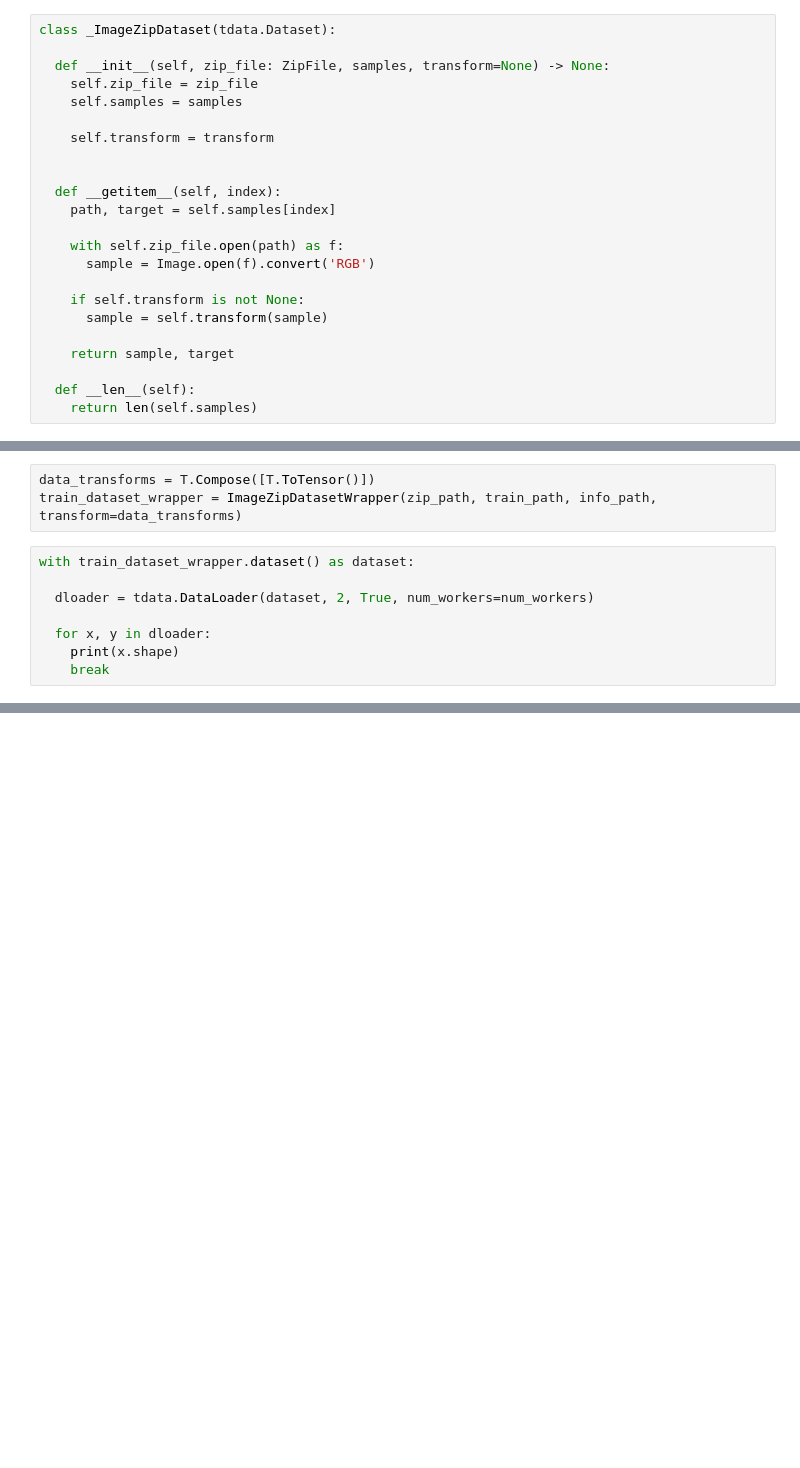
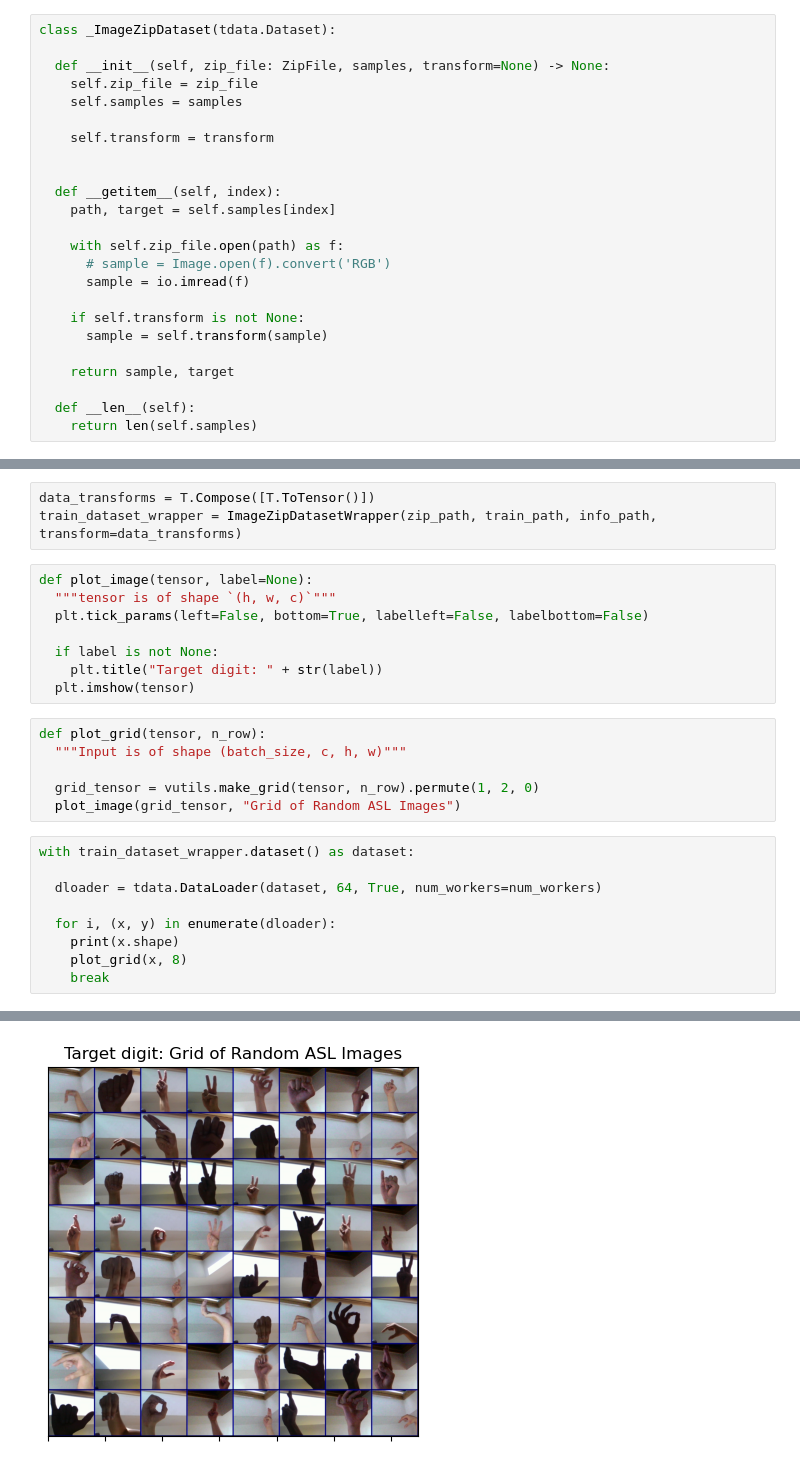
Before and after one commit to Vortexx2/als-vit, a Jupyter notebook: main.ipynb, the cells around one changed output, grey strips where cells are left out. Saved outputs shown, nothing was run; the diff lists cells and outputs as text; blank space fills up the shorter version.

Commit message:
Added plotting of images

```diff
--- a/main.ipynb
+++ b/main.ipynb
@@ -86,7 +86,8 @@ class _ImageZipDataset(tdata.Dataset):
     path, target = self.samples[index]
 
     with self.zip_file.open(path) as f:
-      sample = Image.open(f).convert('RGB')
+      # sample = Image.open(f).convert('RGB')
+      sample = io.imread(f)
 
     if self.transform is not None:
       sample = self.transform(sample)
@@ -132,12 +133,27 @@ class ImageZipDatasetWrapper(tdata.Dataset):
 # %%
 data_transforms = T.Compose([T.ToTensor()])
 train_dataset_wrapper = ImageZipDatasetWrapper(zip_path, train_path, info_path, transform=data_transforms)
+# %%
+def plot_image(tensor, label=None):
+  """tensor is of shape `(h, w, c)`"""
+  plt.tick_params(left=False, bottom=True, labelleft=False, labelbottom=False)
+
+  if label is not None:
+    plt.title("Target digit: " + str(label))
+  plt.imshow(tensor)
+# %%
+def plot_grid(tensor, n_row):
+  """Input is of shape (batch_size, c, h, w)"""
+
+  grid_tensor = vutils.make_grid(tensor, n_row).permute(1, 2, 0)
+  plot_image(grid_tensor, "Grid of Random ASL Images")
 # %%
 with train_dataset_wrapper.dataset() as dataset:
 
-  dloader = tdata.DataLoader(dataset, 2, True, num_workers=num_workers)
+  dloader = tdata.DataLoader(dataset, 64, True, num_workers=num_workers)
 
-  for x, y in dloader:
+  for i, (x, y) in enumerate(dloader):
     print(x.shape)
+    plot_grid(x, 8)
     break
 # %% [output]
@@ -144,0 +161 @@ torch.Size([2, 3, 200, 200])
+[figure, added]
```
Also changed, not shown: parts of 2 cells of this notebook.
